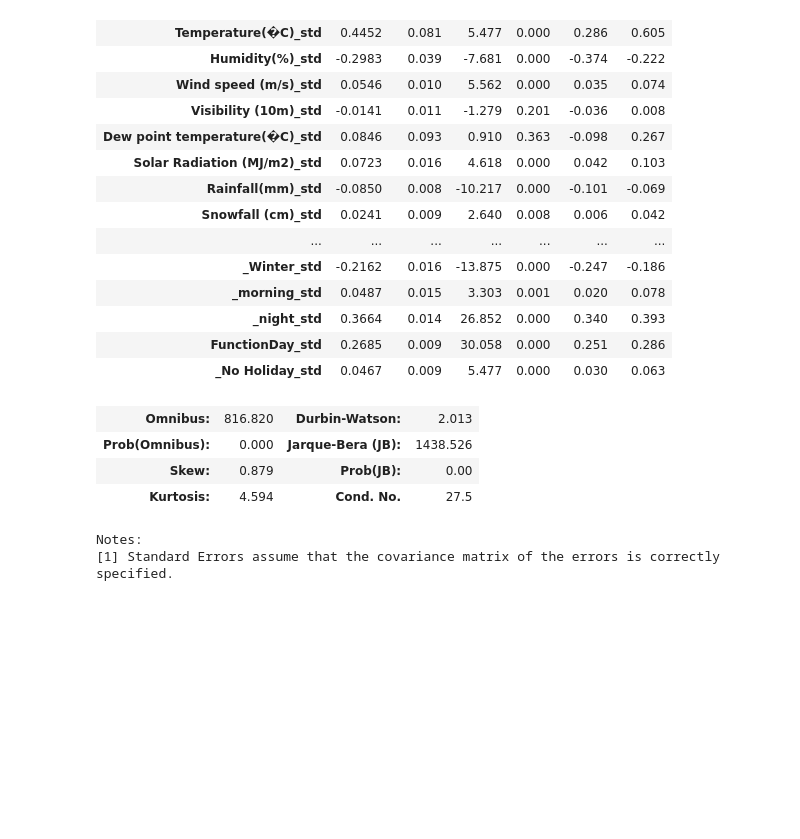
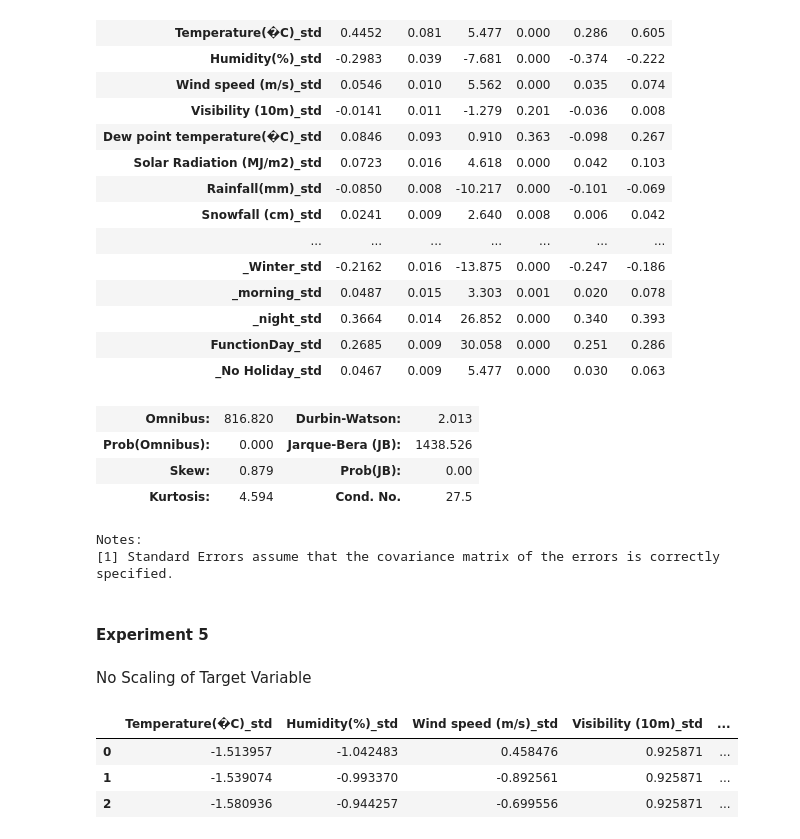
Before and after one commit to dinuthomas/aiml_bikes, a Jupyter notebook: bikeDemand.ipynb, the cells around one changed output. Saved outputs shown, nothing was run; the diff lists cells and outputs as text; code cells hidden in the pictures; blank space fills up the shorter version.

```diff
--- a/bikeDemand.ipynb
+++ b/bikeDemand.ipynb
@@ -546,3 +546,18 @@ OLS Regression Results
 | Kurtosis: | 4.594 | Cond. No. | 27.5 |
 Notes:
 [1] Standard Errors assume that the covariance matrix of the errors is correctly specified.
+# %% [markdown]
+#### Experiment 5
+# %% [markdown]
+No Scaling of Target Variable
+# %%
+bikeData_feats_e35_std = bikeData_feats_e34[var_names]
+bikeData_feats_e35_std.drop('Rented Bike Count_std', axis=1, inplace=True)
+bikeData_feats_e35_std = pd.concat([bikeData_feats_e35_std,bikeData['Rented Bike Count']],axis=1)
+
+bikeData_feats_e35_std.head(3)
+# %% [output]
+|  | Temperature(�C)_std | Humidity(%)_std | Wind speed (m/s)_std | Visibility (10m)_std | ... |
+| 0 | -1.513957 | -1.042483 | 0.458476 | 0.925871 | ... |
+| 1 | -1.539074 | -0.993370 | -0.892561 | 0.925871 | ... |
+| 2 | -1.580936 | -0.944257 | -0.699556 | 0.925871 | ... |
```
Also changed, not shown: parts of 3 cells of this notebook.
